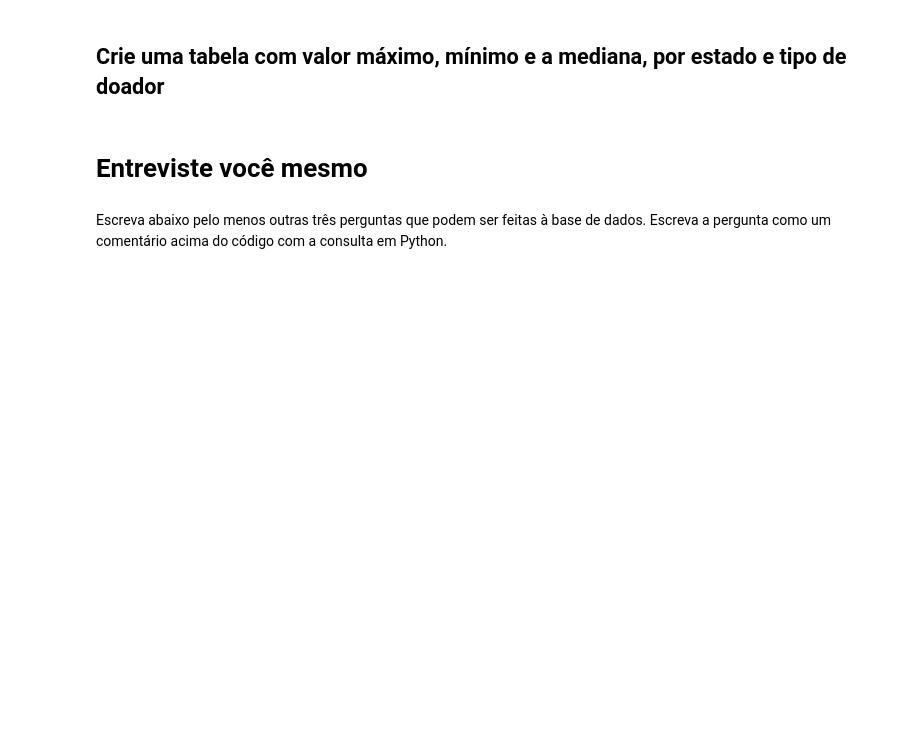
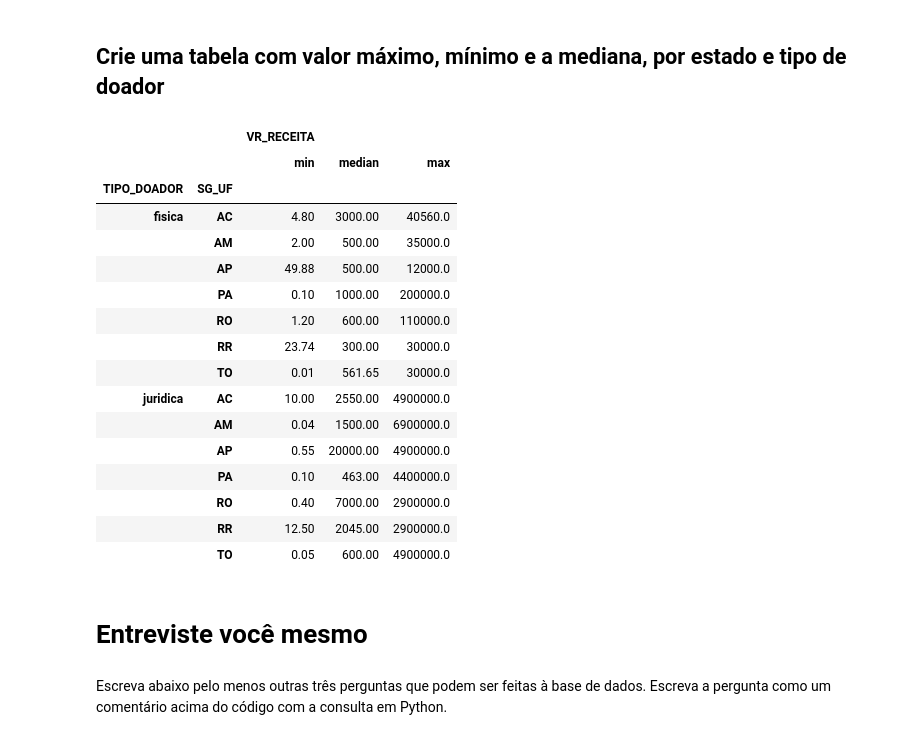
Before and after one commit to GMorettiJr/python-inovacao-civica, a Jupyter notebook: semana_2/desafio/desafio.ipynb, the cells around one changed output. Drawn from its saved outputs; the diff is of its cells as text; code cells hidden in the pictures; blank space fills up the shorter version.

```diff
--- a/semana_2/desafio/desafio.ipynb
+++ b/semana_2/desafio/desafio.ipynb
@@ -100,0 +115,2 @@ df_final['CD_CNAE_DOADOR'].value_counts(normalize=True)
+# %%
+df_final['TIPO_DOADOR'] = df_final.loc[:, 'CD_CNAE_DOADOR'].replace(np.nan, -1)
@@ -122,4 +148,4 @@ Esta função recebe três parâmetros:
 * Um valor: caso a condição acima seja verdadeira, qual valor deverá ser retornado?
 * Outro valor: se a condição for falsa, então, qual outro valor deverá ser retornado?
 # %%
-df_final['TIPO_DOADOR'] = np.where(df_final[______]==___, 'fisica', 'juridica')
+df_final['TIPO_DOADOR'] = np.where(df_final['TIPO_DOADOR']== -1, 'fisica', 'juridica')
@@ -128,4 +158,4 @@ df_final['TIPO_DOADOR'] = np.where(df_final[______]==___, 'fisica', 'juridica')
 # %%
 # Preencha abaixo primeiro uma lista com as 3 colunas que precisamos utilizar para responder à pergunta. E depois o nome das 2 colunas que precisamos agrupar.
 
-df_final[______].groupby(by=______).max()
+df_final['VR_RECEITA'] =df_final['VR_RECEITA'].str.replace(',', '.')
@@ -157,5 +301,25 @@ Agora é sua vez! A partir dos comandos anteriores, faça uma nova consulta para
 # %% [markdown]
 ## Crie uma tabela com valor máximo, mínimo e a mediana, por estado e tipo de doador
+# %%
+df_final[['TIPO_DOADOR', 'SG_UF', 'VR_RECEITA']].groupby(by=['TIPO_DOADOR', 'SG_UF']).agg({'VR_RECEITA': ['min', 'median', 'max']})
+# %% [output]
+|  |  | VR_RECEITA |  |  |
+|  |  | min | median | max |
+| TIPO_DOADOR | SG_UF |  |  |  |
+| fisica | AC | 4.80 | 3000.00 | 40560.0 |
+|  | AM | 2.00 | 500.00 | 35000.0 |
+|  | AP | 49.88 | 500.00 | 12000.0 |
+|  | PA | 0.10 | 1000.00 | 200000.0 |
+|  | RO | 1.20 | 600.00 | 110000.0 |
+|  | RR | 23.74 | 300.00 | 30000.0 |
+|  | TO | 0.01 | 561.65 | 30000.0 |
+| juridica | AC | 10.00 | 2550.00 | 4900000.0 |
+|  | AM | 0.04 | 1500.00 | 6900000.0 |
+|  | AP | 0.55 | 20000.00 | 4900000.0 |
+|  | PA | 0.10 | 463.00 | 4400000.0 |
+|  | RO | 0.40 | 7000.00 | 2900000.0 |
+|  | RR | 12.50 | 2045.00 | 2900000.0 |
+|  | TO | 0.05 | 600.00 | 4900000.0 |
 # %% [markdown]
 # Entreviste você mesmo
 # %% [markdown]
```
Also changed, not shown: parts of 24 cells of this notebook.
